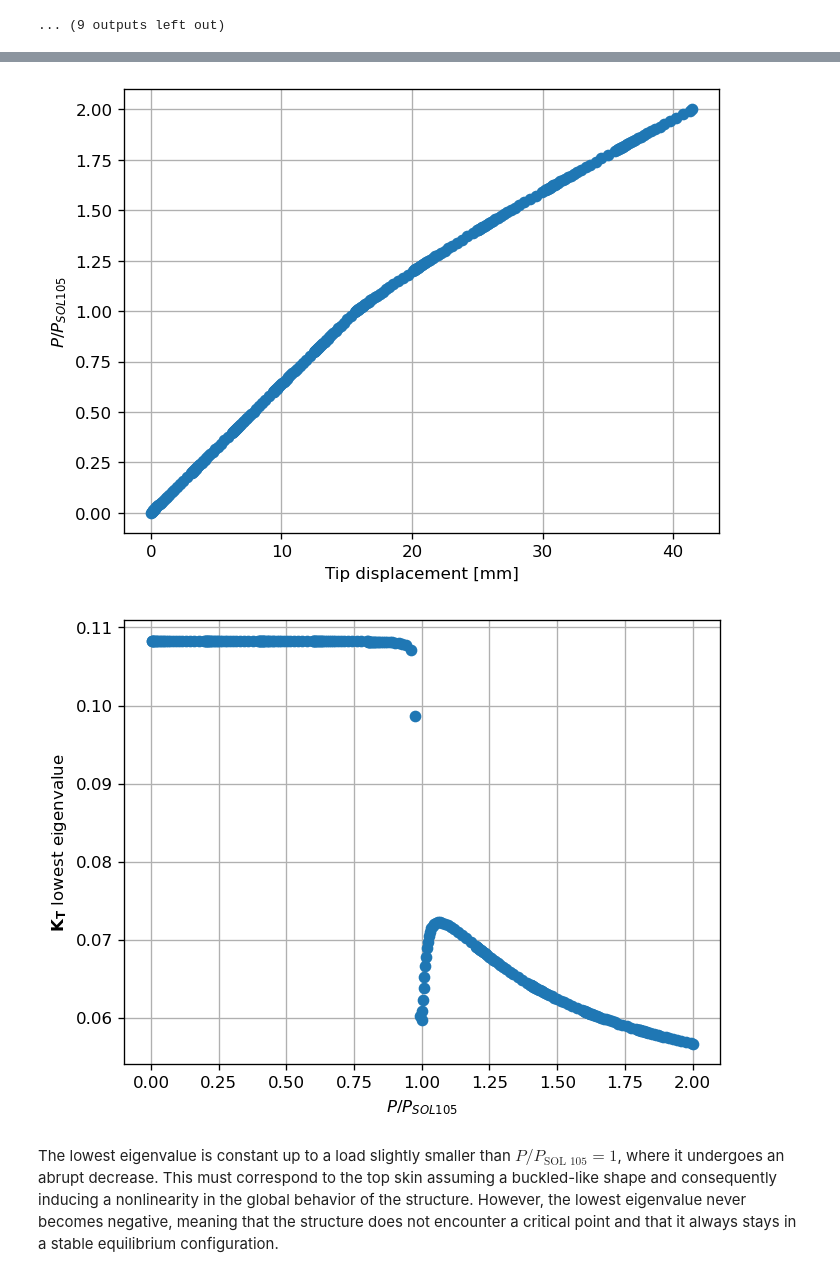
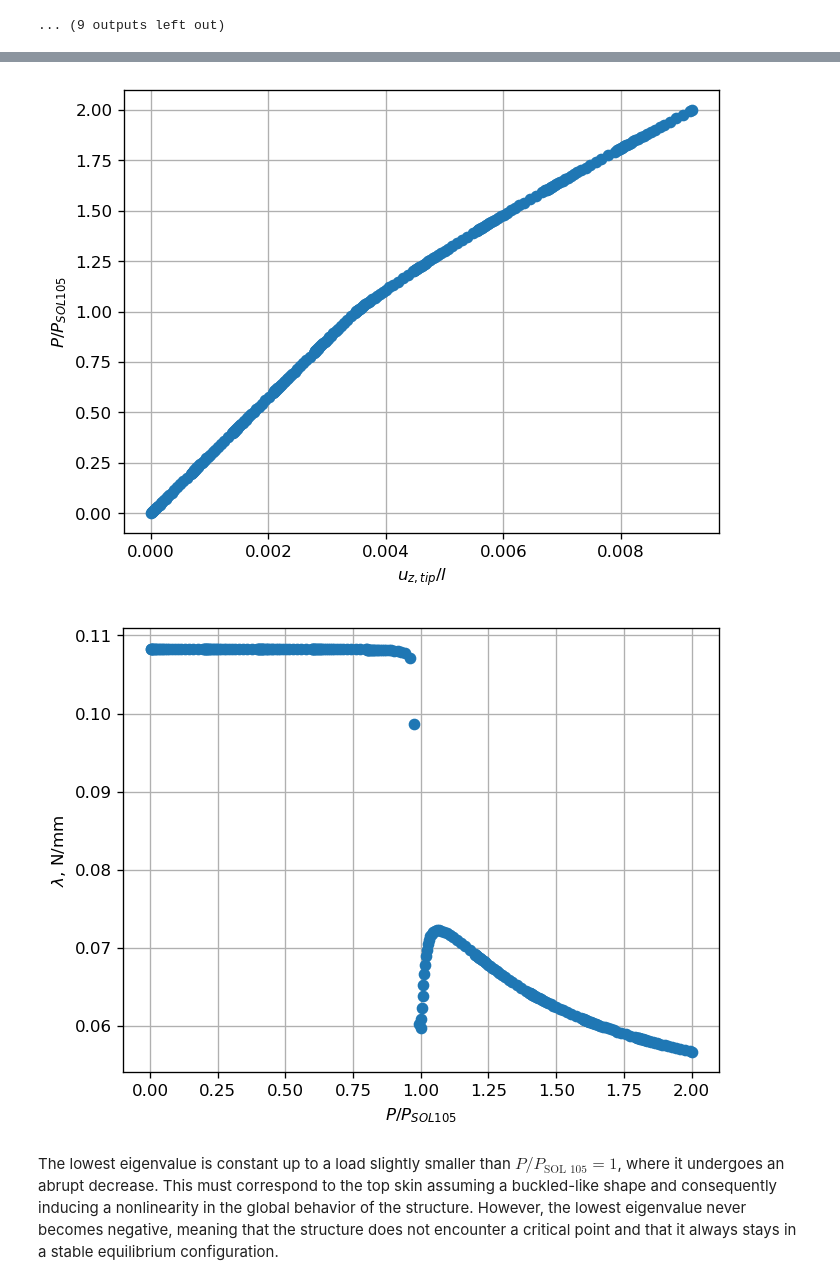
Before and after one commit to fmamitrotta/nonlinear-structural-stability-notebooks, a Jupyter notebook: notebooks/08_Nonlinear_Buckling_Analysis_of_a_Box_Beam_Reinforced_with_Ribs.ipynb, the cells around one changed output, grey strips where cells are left out. Saved outputs shown, nothing was run; the diff lists cells and outputs as text; code cells hidden in the pictures.

```diff
--- a/notebooks/08_Nonlinear_Buckling_Analysis_of_a_Box_Beam_Reinforced_with_Ribs.ipynb
+++ b/notebooks/08_Nonlinear_Buckling_Analysis_of_a_Box_Beam_Reinforced_with_Ribs.ipynb
@@ -173,7 +177,7 @@ def apply_tip_concentrated_load(bdf_input, force_id):
 Analogously to what we did for the [unreinforced box beam](04_Nonlinear_Buckling_Analysis_of_a_Box_Beam.ipynb#mesh-convergence), we need run a mesh convergence study to establish an appropriate mesh size for our analyses. For this reason, we define 10 different linear sizes for the shell elements, evenly spaced on a log scale between the height of the box beam and four times the thickness of the shell elements, and we monitor how the critical buckling load changes.
 # %%
 # Define shell elements' edge lengths to be used for the mesh convergence study and print them to screen
-edge_lengths = np.geomspace(h, t*4, 10) # [mm]
-print('Prescribed edge length of shell elements for mesh convergence study [mm]:')
-print(edge_lengths)
+shell_element_lengths = np.geomspace(h, t*4, 10) # [mm]
+print('Target length of shell elements for mesh convergence study [mm]:')
+print(shell_element_lengths)
 # %% [output]
@@ -271,9 +283,9 @@ plt.show()
 We see that the buckling load decreases monotonically and it converges to a value just below 3100 N. We define the mesh to be converged when the percentage difference of the buckling loads falls below 1%. We define the mesh to be converged when the percentage difference with respect to previous mesh is permanently below 1%.
 # %%
 converged_mesh_index = np.where(np.abs(percentage_diff) < 1)[0][2] + 1  # find index of the edge length array corresponding to where the percentage difference is below 1
-converged_edge_length = edge_lengths[converged_mesh_index]  # store shell length of converged mesh
+converged_element_length = shell_element_lengths[converged_mesh_index]  # store shell length of converged mesh
 sol_105_buckling_load = linear_buckling_loads[converged_mesh_index]  # store buckling load of converged mesh
-print(f'The mesh is converged for a prescribed shell element length of {converged_edge_length:.0f} mm, corresponidng to {no_elements[converged_mesh_index]} elements, {dofs[converged_mesh_index]:.0f} degrees of freedom and to a linear buckling load of {sol_105_buckling_load:.0f} N.')
+print(f'The mesh is converged for a prescribed shell element length of {converged_element_length:.0f} mm, corresponidng to {no_elements[converged_mesh_index]} elements, {dofs[converged_mesh_index]:.0f} degrees of freedom and to a linear buckling load of {sol_105_buckling_load:.0f} N.')
 # %% [output]
 The mesh is converged for a prescribed shell element length of 49 mm, corresponidng to 7368 elements, 41958 degrees of freedom and to a linear buckling load of 3094 N.
 # %% [markdown]
@@ -287,10 +299,12 @@ Now we want to assess the influence of SOL 106's nonlinear analysis parameters o
 
 To perform our investigation we create a base bdf input of the box beam using the shell element length obtained from the mesh convergence study and we set up SOL 106 with the arc-length method.
 # %%
-box_beam_mesh = box_beam_utils.mesh_box_beam_with_pyvista(ribs_y_coordinates=ribs_y_locations, width=w, height=h, edge_length=converged_edge_length)
+box_beam_mesh = box_beam_utils.mesh_box_beam_with_pyvista(ribs_y_coordinates=ribs_y_locations, width=w, height=h,
+                                                          element_length=converged_element_length)
 nodes_xyz_array = box_beam_mesh.points
 nodes_connectivity_matrix = box_beam_mesh.faces.reshape(-1, 5)[:, 1:]
-box_beam_bdf = box_beam_utils.create_base_bdf_input(young_modulus=E, poisson_ratio=nu, density=rho, shell_thickness=t, nodes_xyz_array=nodes_xyz_array, nodes_connectivity_matrix=nodes_connectivity_matrix)
+box_beam_bdf = box_beam_utils.create_base_bdf_input(young_modulus=E, poisson_ratio=nu, density=rho, shell_thickness=t,
+                                                    nodes_xyz_array=nodes_xyz_array, nodes_connectivity_matrix=nodes_connectivity_matrix)
 pynastran_utils.set_up_arc_length_method(box_beam_bdf)  # set up SOL 106 with arc-length method using default parameters
 # %% [output]
 subcase=0 already exists...skipping
@@ -330,7 +344,7 @@ def plot_load_displacement_diagram(bdf_input, filename, axes, marker_style, line
     op2 = read_op2(op2_path, debug=None)
     _, p, disp = pynastran_utils.read_load_displacement_history_from_op2(op2_object=op2, displacement_node_id=tip_master_node_id)
     # Plot load-displacement curve on input axes
-    axes.plot(disp[1][:,displacement_component_index], p[1][:, load_component_index]/sol_105_buckling_load, marker_style + '-', label=line_label)
+    axes.plot(disp[1][:,displacement_component_index]/l, p[1][:, load_component_index]/sol_105_buckling_load, marker_style + '-', label=line_label)
 # %% [markdown]
 Now let's run the analyses and plot the results.
 # %%
@@ -683,27 +697,27 @@ Let's plot the load-displacement diagram and the lowest eigenvalue of the tangen
 # %%
 # Plot load-displacement diagram
 _, applied_loads, tip_displacements = pynastran_utils.read_load_displacement_history_from_op2(op2_object=sol_106_op2, displacement_node_id=tip_master_node_id)  # read load and displacement history
 load_history = np.concatenate([applied_loads[subcase_id][:, load_component_index] for subcase_id in applied_loads])
 displacement_history = np.concatenate([tip_displacements[subcase_id][:, displacement_component_index] for subcase_id in tip_displacements])
 _, ax = plt.subplots()
-ax.plot(displacement_history, load_history/sol_105_buckling_load, 'o')
-plt.xlabel('Tip displacement [mm]')
+ax.plot(displacement_history/l, load_history/sol_105_buckling_load, 'o')
+plt.xlabel('$u_{z, tip}/l$')
 plt.ylabel('$P/P_{SOL 105}$')
 plt.grid()
 plt.show()
 
 # Plot lowest eigenvalue of tangent stiffness matrix
 f06_filepath = os.path.join(analysis_directory_path, input_filename + '.f06')  # path to .f06 file
 lowest_eigenvalues = pynastran_utils.read_kllrh_lowest_eigenvalues_from_f06(f06_filepath)  # read eigenvalues from f06 files
 _, ax = plt.subplots()
 ax.plot(load_history/sol_105_buckling_load, lowest_eigenvalues[0, :], 'o')
 plt.xlabel('$P/P_{SOL 105}$')
-plt.ylabel('$\mathbf{K_T}$ lowest eigenvalue')
+plt.ylabel('$\lambda$, N/mm')
 plt.grid()
 plt.show()
 # %% [output]
-[figure, old version]
+[figure, new version]
-[figure, old version]
+[figure, new version]
 # %% [markdown]
 The lowest eigenvalue is constant up to a load slightly smaller than $P/P_\text{SOL 105}=1$, where it undergoes an abrupt decrease. This must correspond to the top skin assuming a buckled-like shape and consequently inducing a nonlinearity in the global behavior of the structure. However, the lowest eigenvalue never becomes negative, meaning that the structure does not encounter a critical point and that it always stays in a stable equilibrium configuration.
 # %% [markdown]
```
Also changed, not shown: parts of 19 cells of this notebook, 1 other file.
